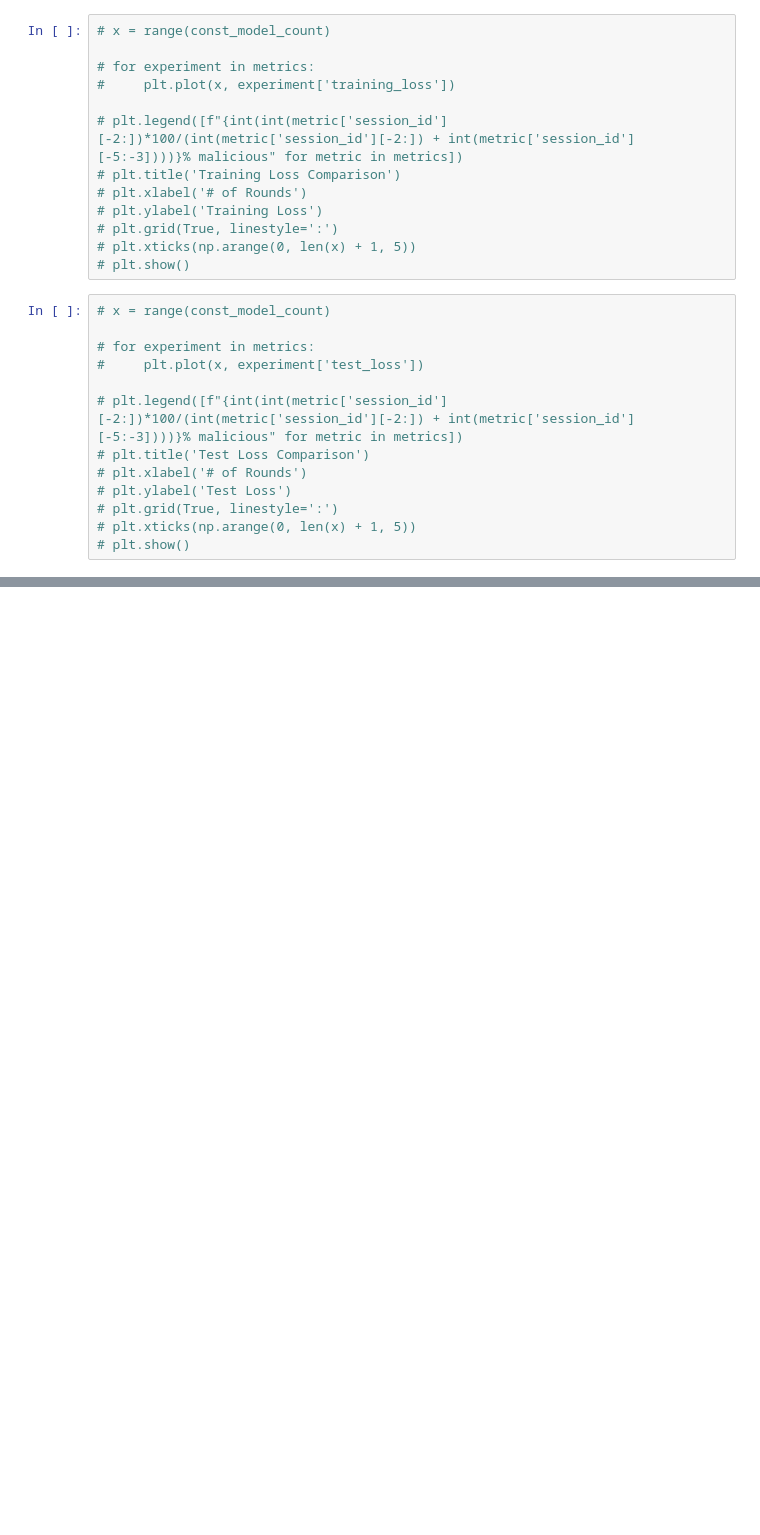
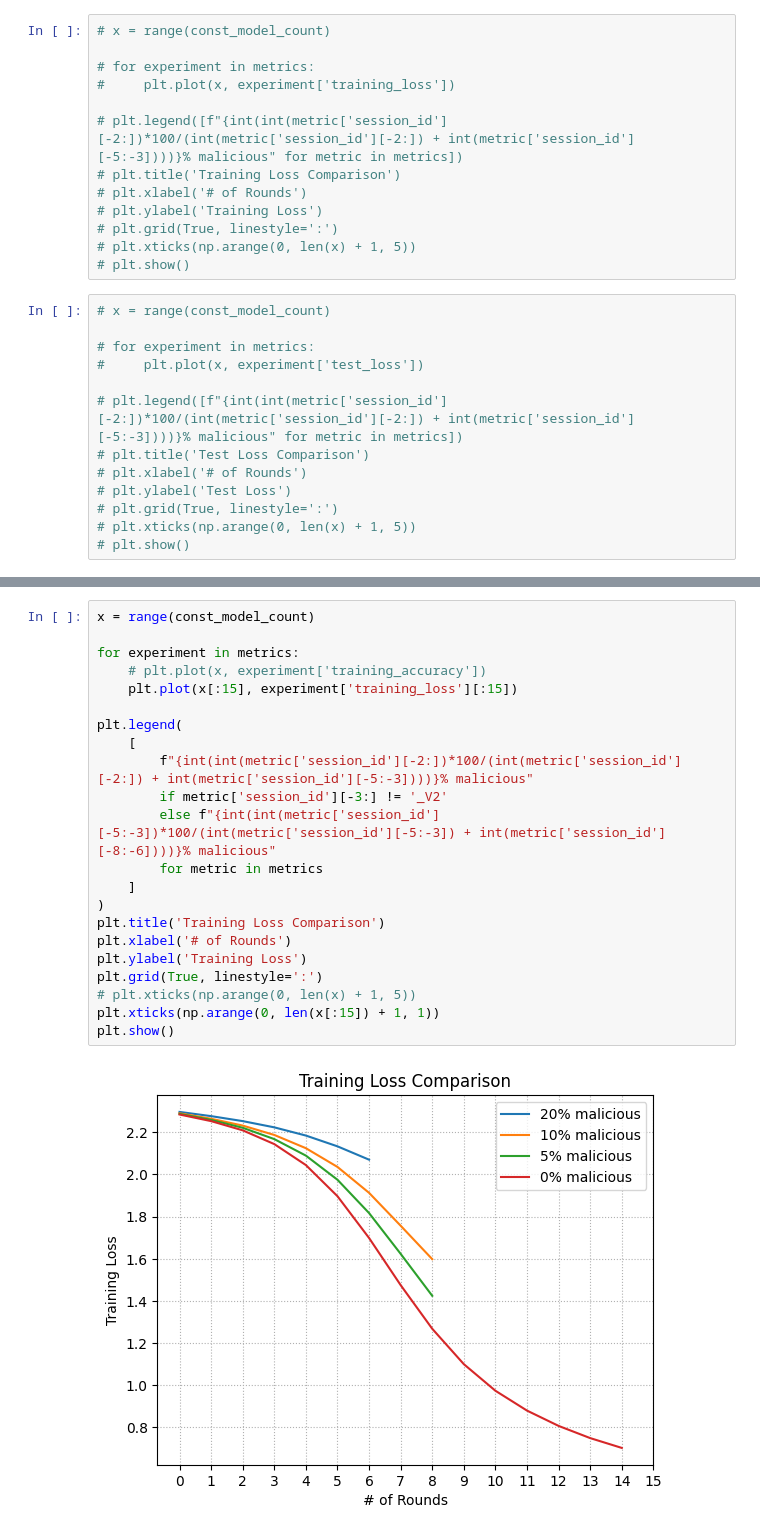
Before and after one commit to dininduviduneth/fedn-attack-sim-uu, a Jupyter notebook: examples/mnist-pytorch/analytics/gradient_boosting/M001/GBM001.ipynb, the cells around one changed output, grey strips where cells are left out. Cells and saved outputs as stored; diff of their text form; blank space fills up the shorter version.

```diff
--- a/examples/mnist-pytorch/analytics/gradient_boosting/M001/GBM001.ipynb
+++ b/examples/mnist-pytorch/analytics/gradient_boosting/M001/GBM001.ipynb
@@ -183,0 +176,24 @@ plt.show()
+# %%
+x = range(const_model_count)
+
+for experiment in metrics:
+    # plt.plot(x, experiment['training_accuracy'])
+    plt.plot(x[:15], experiment['training_loss'][:15])
+
+plt.legend(
+    [
+        f"{int(int(metric['session_id'][-2:])*100/(int(metric['session_id'][-2:]) + int(metric['session_id'][-5:-3])))}% malicious"
+        if metric['session_id'][-3:] != '_V2'
+        else f"{int(int(metric['session_id'][-5:-3])*100/(int(metric['session_id'][-5:-3]) + int(metric['session_id'][-8:-6])))}% malicious"
+        for metric in metrics
+    ]
+)
+plt.title('Training Loss Comparison')
+plt.xlabel('# of Rounds')
+plt.ylabel('Training Loss')
+plt.grid(True, linestyle=':')
+# plt.xticks(np.arange(0, len(x) + 1, 5))
+plt.xticks(np.arange(0, len(x[:15]) + 1, 1))
+plt.show()
+# %% [output]
+[figure, added]
```
Also changed, not shown: parts of 7 cells of this notebook.
